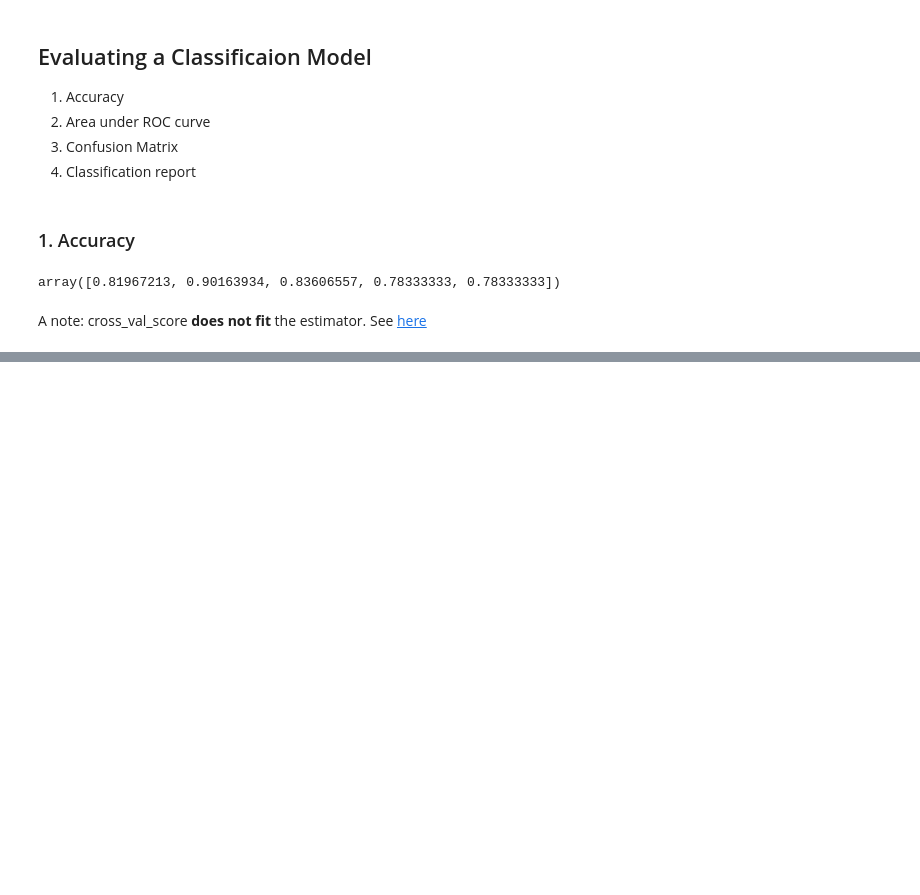
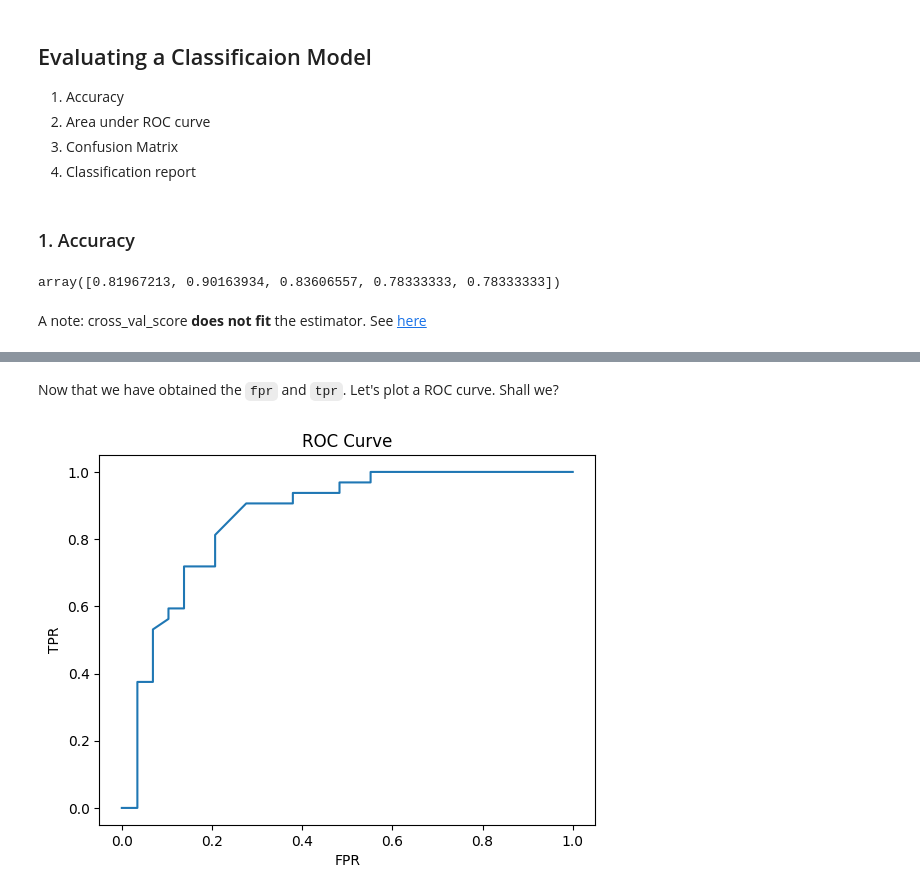
Before and after one commit to s-shifat/ml-notebooks, a Jupyter notebook: 3. Model Evaluation.ipynb, the cells around one changed output, grey strips where cells are left out. Saved outputs shown, nothing was run; the diff lists cells and outputs as text; code cells hidden in the pictures; blank space fills up the shorter version.

Commit message:
ROC Curve | 3. Model Evaluation

```diff
--- a/3. Model Evaluation.ipynb
+++ b/3. Model Evaluation.ipynb
@@ -191,0 +207,14 @@ And here's the AUC:
+# %%
+from sklearn.model_selection import train_test_split
+from sklearn.metrics import roc_curve, roc_auc_score
+
+X, y = get_classification_X_y()
+
+X_train, X_test, y_train, y_test = train_test_split(X, y, test_size=0.2)
+
+clf = RandomForestClassifier()
+clf.fit(X_train, y_train)
+
+# Make predictions with probabiltiy
+y_pred_prabilities = clf.predict_proba(X_test)
+y_pred_prabilities[:10]
@@ -191,0 +236,2 @@ And here's the AUC:
+# %%
+y_pred_all_postives = y_pred_prabilities[:, 1]
@@ -191,0 +265,17 @@ And here's the AUC:
+# %%
+# calculate fpr, tpr and thresholds
+fpr, tpr, thresholds = roc_curve(y_test, y_pred_all_postives)
+# %% [markdown]
+Now that we have obtained the `fpr` and `tpr`. Let's plot a ROC curve. Shall we?
+# %%
+import matplotlib.pyplot as plt
+
+fig, ax = plt.subplots(1, 1)
+ax.plot(fpr, tpr)
+ax.set_xlabel("FPR")
+ax.set_ylabel("TPR")
+ax.set_title("ROC Curve")
+
+plt.show()
+# %% [output]
+[figure, added]
```
Also changed, not shown: parts of 11 cells of this notebook.
